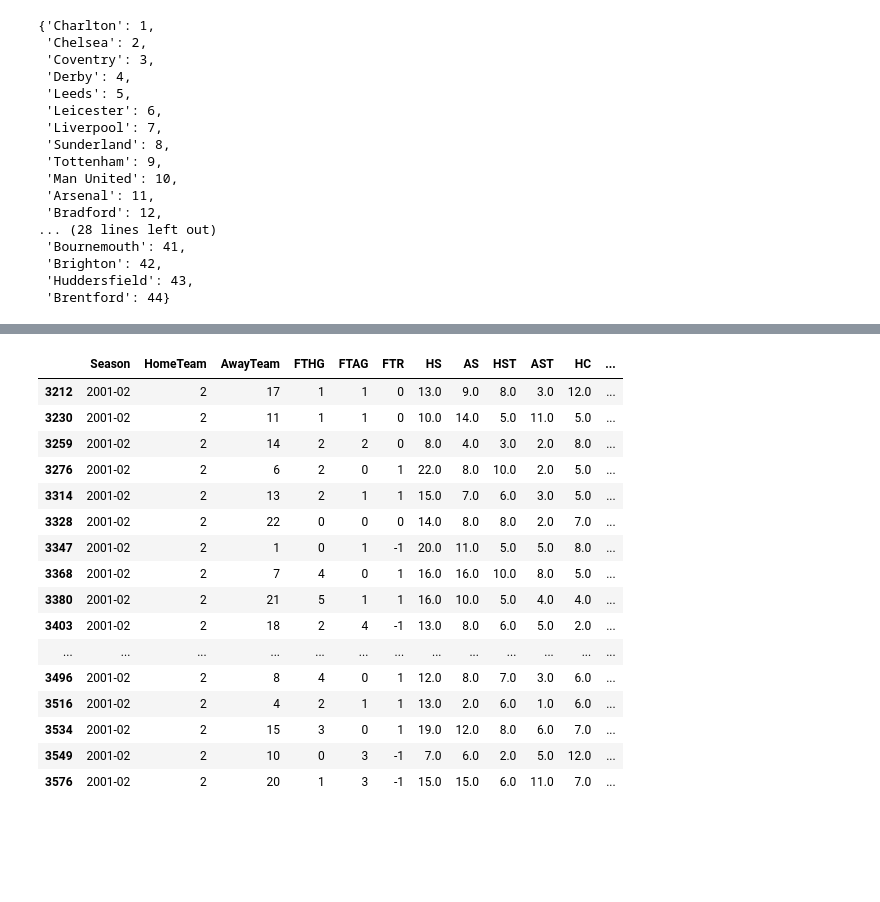
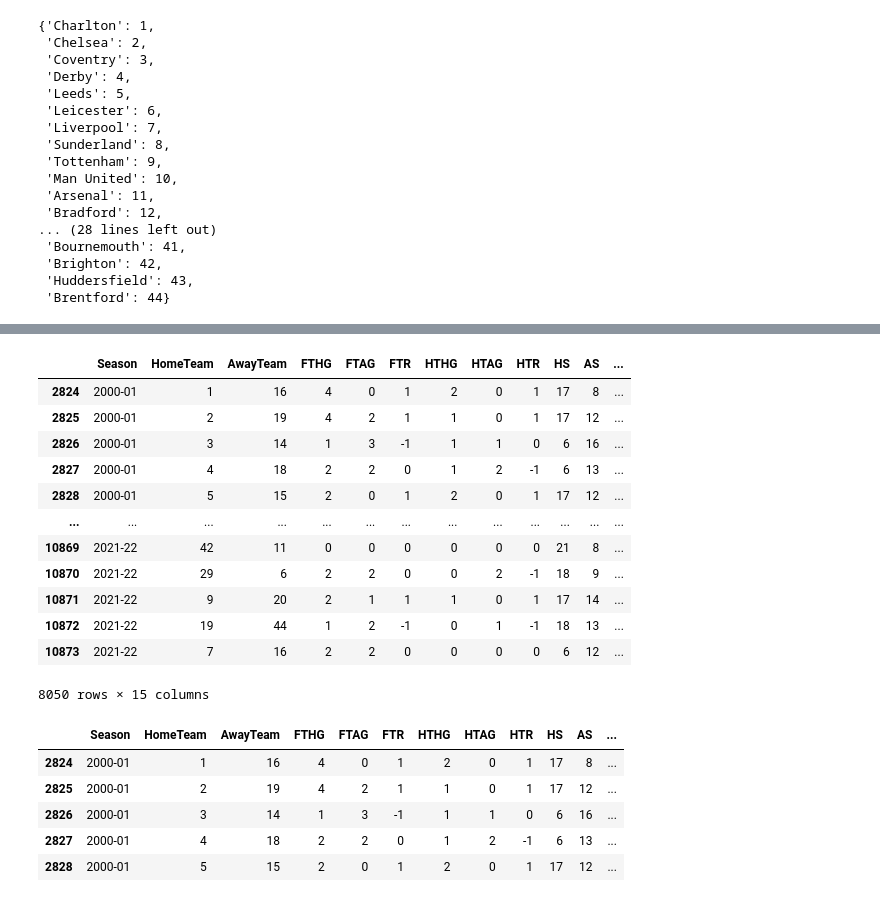
Before and after one commit to har-wicak/ML-Project, a Jupyter notebook: EPL Prediction.ipynb, the cells around one changed output, grey strips where cells are left out. Saved outputs shown, nothing was run; the diff lists cells and outputs as text; code cells hidden in the pictures; blank space fills up the shorter version.

```diff
--- a/EPL Prediction.ipynb
+++ b/EPL Prediction.ipynb
@@ -201,20 +203,25 @@ results.head()
-# %%
-results.loc[(results['Season'] == "2001-02") & (results['HomeTeam'] == 2)]
-# %% [output]
-|  | Season | HomeTeam | AwayTeam | FTHG | FTAG | FTR | HS | AS | HST | AST | HC | ... |
-| 3212 | 2001-02 | 2 | 17 | 1 | 1 | 0 | 13.0 | 9.0 | 8.0 | 3.0 | 12.0 | ... |
-| 3230 | 2001-02 | 2 | 11 | 1 | 1 | 0 | 10.0 | 14.0 | 5.0 | 11.0 | 5.0 | ... |
-| 3259 | 2001-02 | 2 | 14 | 2 | 2 | 0 | 8.0 | 4.0 | 3.0 | 2.0 | 8.0 | ... |
-| 3276 | 2001-02 | 2 | 6 | 2 | 0 | 1 | 22.0 | 8.0 | 10.0 | 2.0 | 5.0 | ... |
-| 3314 | 2001-02 | 2 | 13 | 2 | 1 | 1 | 15.0 | 7.0 | 6.0 | 3.0 | 5.0 | ... |
-| 3328 | 2001-02 | 2 | 22 | 0 | 0 | 0 | 14.0 | 8.0 | 8.0 | 2.0 | 7.0 | ... |
-| 3347 | 2001-02 | 2 | 1 | 0 | 1 | -1 | 20.0 | 11.0 | 5.0 | 5.0 | 8.0 | ... |
-| 3368 | 2001-02 | 2 | 7 | 4 | 0 | 1 | 16.0 | 16.0 | 10.0 | 8.0 | 5.0 | ... |
-| 3380 | 2001-02 | 2 | 21 | 5 | 1 | 1 | 16.0 | 10.0 | 5.0 | 4.0 | 4.0 | ... |
-| 3403 | 2001-02 | 2 | 18 | 2 | 4 | -1 | 13.0 | 8.0 | 6.0 | 5.0 | 2.0 | ... |
-| ... | ... | ... | ... | ... | ... | ... | ... | ... | ... | ... | ... | ... |
-| 3496 | 2001-02 | 2 | 8 | 4 | 0 | 1 | 12.0 | 8.0 | 7.0 | 3.0 | 6.0 | ... |
-| 3516 | 2001-02 | 2 | 4 | 2 | 1 | 1 | 13.0 | 2.0 | 6.0 | 1.0 | 6.0 | ... |
-| 3534 | 2001-02 | 2 | 15 | 3 | 0 | 1 | 19.0 | 12.0 | 8.0 | 6.0 | 7.0 | ... |
-| 3549 | 2001-02 | 2 | 10 | 0 | 3 | -1 | 7.0 | 6.0 | 2.0 | 5.0 | 12.0 | ... |
-| 3576 | 2001-02 | 2 | 20 | 1 | 3 | -1 | 15.0 | 15.0 | 6.0 | 11.0 | 7.0 | ... |
+# %%
+results["HTHG"] = results["HTHG"].astype(int)
+results["HTAG"] = results["HTAG"].astype(int)
+results["HTR"] = results["HTR"].astype(int)
+results["HS"] = results["HS"].astype(int)
+results["AS"] = results["AS"].astype(int)
+results["HST"] = results["HST"].astype(int)
+results["AST"] = results["AST"].astype(int)
+results["HC"] = results["HC"].astype(int)
+results["AC"] = results["AC"].astype(int)
+results
+# %% [output]
+|  | Season | HomeTeam | AwayTeam | FTHG | FTAG | FTR | HTHG | HTAG | HTR | HS | AS | ... |
+| 2824 | 2000-01 | 1 | 16 | 4 | 0 | 1 | 2 | 0 | 1 | 17 | 8 | ... |
+| 2825 | 2000-01 | 2 | 19 | 4 | 2 | 1 | 1 | 0 | 1 | 17 | 12 | ... |
+| 2826 | 2000-01 | 3 | 14 | 1 | 3 | -1 | 1 | 1 | 0 | 6 | 16 | ... |
+| 2827 | 2000-01 | 4 | 18 | 2 | 2 | 0 | 1 | 2 | -1 | 6 | 13 | ... |
+| 2828 | 2000-01 | 5 | 15 | 2 | 0 | 1 | 2 | 0 | 1 | 17 | 12 | ... |
+| ... | ... | ... | ... | ... | ... | ... | ... | ... | ... | ... | ... | ... |
+| 10869 | 2021-22 | 42 | 11 | 0 | 0 | 0 | 0 | 0 | 0 | 21 | 8 | ... |
+| 10870 | 2021-22 | 29 | 6 | 2 | 2 | 0 | 0 | 2 | -1 | 18 | 9 | ... |
+| 10871 | 2021-22 | 9 | 20 | 2 | 1 | 1 | 1 | 0 | 1 | 17 | 14 | ... |
+| 10872 | 2021-22 | 19 | 44 | 1 | 2 | -1 | 0 | 1 | -1 | 18 | 13 | ... |
+| 10873 | 2021-22 | 7 | 16 | 2 | 2 | 0 | 0 | 0 | 0 | 6 | 12 | ... |
+8050 rows × 15 columns
@@ -220,0 +234,31 @@ results.loc[(results['Season'] == "2001-02") & (results['HomeTeam'] == 2)]
+# %%
+# Halftime and Fulltime Winner
+FTWinner = []
+for i in range(len(results)):
+    if results.iloc[i, results.columns.get_loc("FTGD")] > 0:
+        FTWinner += [results.iloc[i, results.columns.get_loc("HomeTeam")]]
+    elif results.iloc[i, results.columns.get_loc("FTGD")] < 0:
+        FTWinner += [results.iloc[i, results.columns.get_loc("AwayTeam")]]
+    else:
+        FTWinner += [0]
+
+results["FTWinner"] = FTWinner
+
+HTWinner = []
+for i in range(len(results)):
+    if results.iloc[i, results.columns.get_loc("HTGD")] > 0:
+        HTWinner += [results.iloc[i, results.columns.get_loc("HomeTeam")]]
+    elif results.iloc[i, results.columns.get_loc("HTGD")] < 0:
+        HTWinner += [results.iloc[i, results.columns.get_loc("AwayTeam")]]
+    else:
+        HTWinner += [0]
+
+results["HTWinner"] = HTWinner
+results.head()
+# %% [output]
+|  | Season | HomeTeam | AwayTeam | FTHG | FTAG | FTR | HTHG | HTAG | HTR | HS | AS | ... |
+| 2824 | 2000-01 | 1 | 16 | 4 | 0 | 1 | 2 | 0 | 1 | 17 | 8 | ... |
+| 2825 | 2000-01 | 2 | 19 | 4 | 2 | 1 | 1 | 0 | 1 | 17 | 12 | ... |
+| 2826 | 2000-01 | 3 | 14 | 1 | 3 | -1 | 1 | 1 | 0 | 6 | 16 | ... |
+| 2827 | 2000-01 | 4 | 18 | 2 | 2 | 0 | 1 | 2 | -1 | 6 | 13 | ... |
+| 2828 | 2000-01 | 5 | 15 | 2 | 0 | 1 | 2 | 0 | 1 | 17 | 12 | ... |
```
Also changed, not shown: parts of 27 cells of this notebook, 1 other file.
